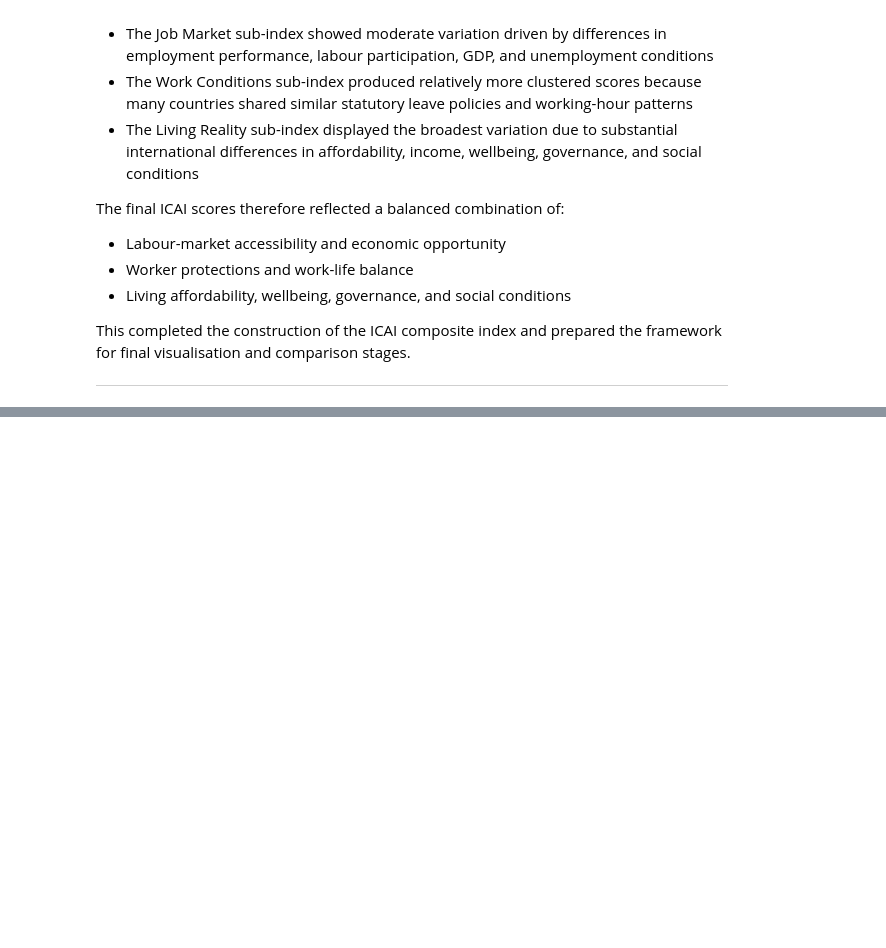
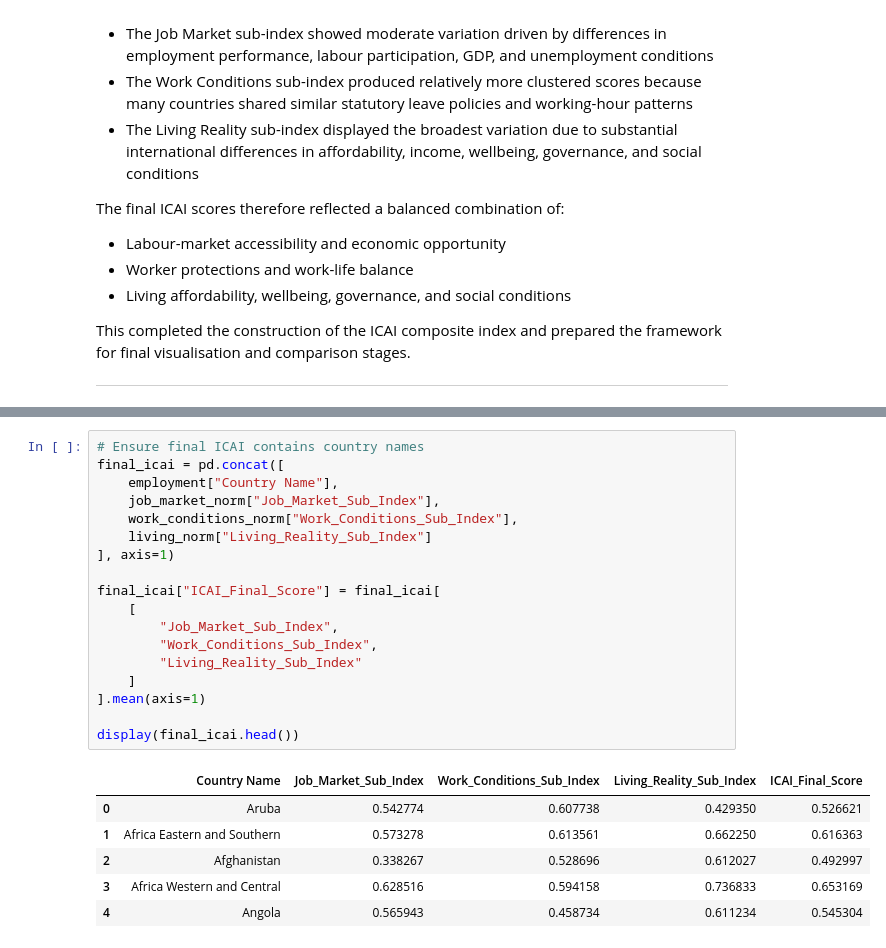
Before and after one commit to LeafMonarch/International-Career-Attractiveness-Index, a Jupyter notebook: notebooks/main.ipynb, the cells around one changed output, grey strips where cells are left out. Saved outputs shown, nothing was run; the diff lists cells and outputs as text; blank space fills up the shorter version.

```diff
--- a/notebooks/main.ipynb
+++ b/notebooks/main.ipynb
@@ -3619,0 +3665,25 @@ This completed the construction of the ICAI composite index and prepared the fra
+# %%
+# Ensure final ICAI contains country names
+final_icai = pd.concat([
+    employment["Country Name"],
+    job_market_norm["Job_Market_Sub_Index"],
+    work_conditions_norm["Work_Conditions_Sub_Index"],
+    living_norm["Living_Reality_Sub_Index"]
+], axis=1)
+
+final_icai["ICAI_Final_Score"] = final_icai[
+    [
+        "Job_Market_Sub_Index",
+        "Work_Conditions_Sub_Index",
+        "Living_Reality_Sub_Index"
+    ]
+].mean(axis=1)
+
+display(final_icai.head())
+# %% [output]
+|  | Country Name | Job_Market_Sub_Index | Work_Conditions_Sub_Index | Living_Reality_Sub_Index | ICAI_Final_Score |
+| 0 | Aruba | 0.542774 | 0.607738 | 0.429350 | 0.526621 |
+| 1 | Africa Eastern and Southern | 0.573278 | 0.613561 | 0.662250 | 0.616363 |
+| 2 | Afghanistan | 0.338267 | 0.528696 | 0.612027 | 0.492997 |
+| 3 | Africa Western and Central | 0.628516 | 0.594158 | 0.736833 | 0.653169 |
+| 4 | Angola | 0.565943 | 0.458734 | 0.611234 | 0.545304 |
```
Also changed, not shown: parts of 12 cells of this notebook.
